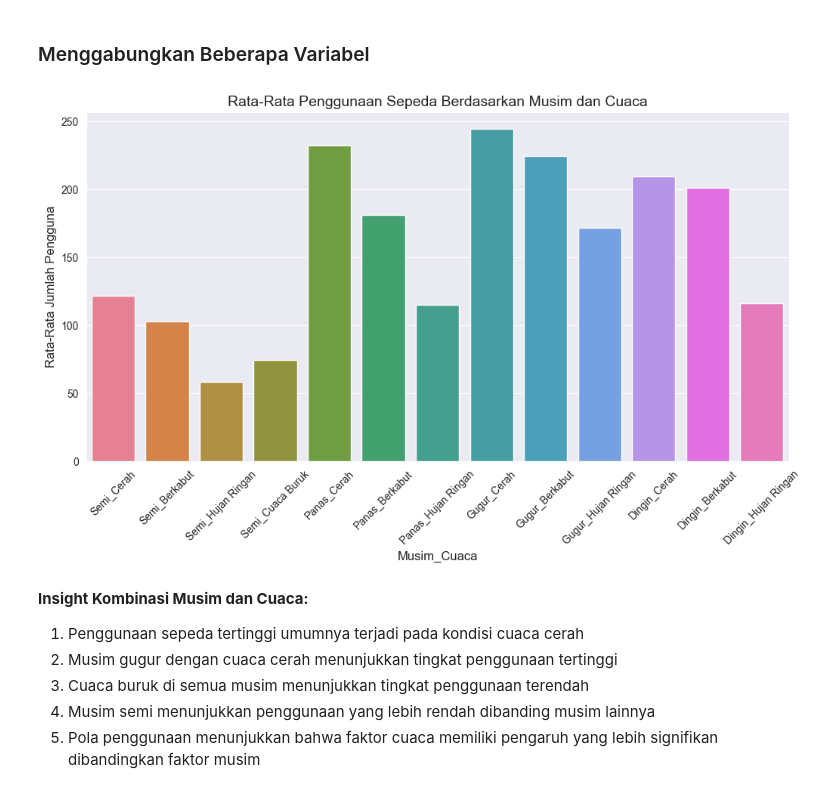
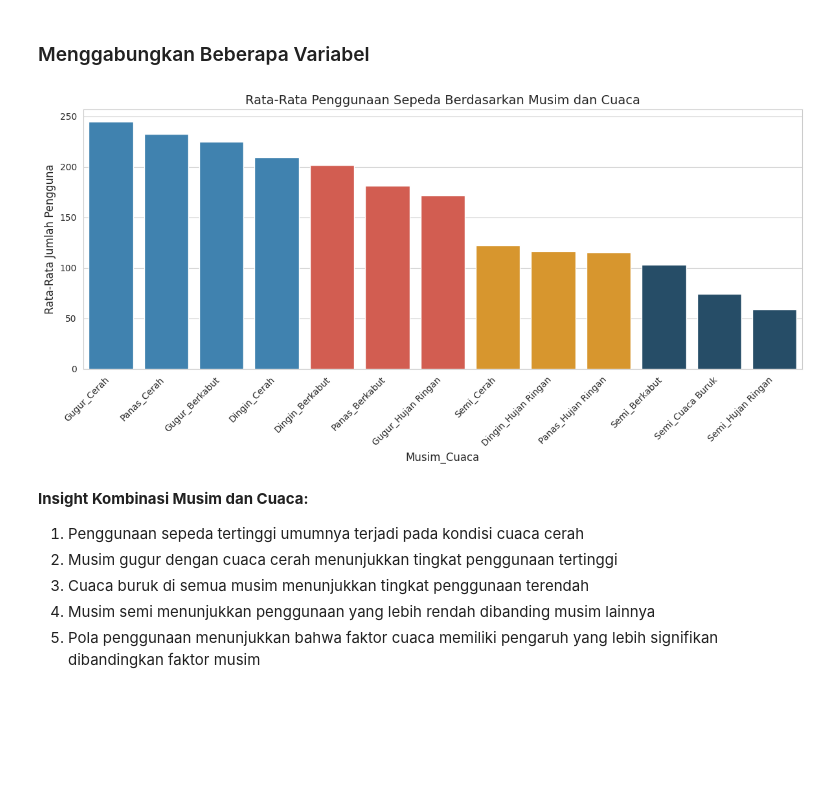
Before and after one commit to FendyDeveloper/analisis-bike-sharing-dataset, a Jupyter notebook: Bike_Sharing_Dataset.ipynb, the cells around one changed output. Saved outputs shown, nothing was run; the diff lists cells and outputs as text; code cells hidden in the pictures; blank space fills up the shorter version.

```diff
--- a/Bike_Sharing_Dataset.ipynb
+++ b/Bike_Sharing_Dataset.ipynb
@@ -20,9 +20,9 @@ import seaborn as sns
 # %% [markdown]
 ### Gathering Data
 # %%
-df = pd.read_csv('data/hour.csv')
+df = pd.read_csv('hour.csv')
 
-# Menampilkan 5 baris pertama
+# Mwmuat 5 data tabel bike sharing
 df.head()
 # %% [output]
 |  | instant | dteday | season | yr | mnth | hr | holiday | weekday | workingday | weathersit | ... |
@@ -289,33 +626,45 @@ plt.show()
 # %%
 # Membuat kolom baru untuk kombinasi musim dan cuaca
 df['season_weather'] = df['season'].astype(str) + "_" + df['weathersit'].astype(str)
 
 # Menampilkan distribusi pengguna berdasarkan kombinasi musim dan cuaca
-season_weather_group = df.groupby('season_weather', observed=True)['cnt'].mean().reset_index()
+season_weather_group = df.groupby('season_weather', observed=True)['cnt'].mean().sort_values(ascending=False).reset_index()
 
 # Definisikan label untuk musim dan cuaca
 musim = ["Semi", "Panas", "Gugur", "Dingin"]
 cuaca = ["Cerah", "Berkabut", "Hujan Ringan", "Cuaca Buruk"]
 
 # Mapping kombinasi numerik ke label deskriptif
 label_mapping = {
     f"{m}_{c}": f"{musim[int(m)-1]}_{cuaca[int(c)-1]}"
     for m in ["1", "2", "3", "4"] for c in ["1", "2", "3", "4"]
 }
 
 # Ganti nilai season_weather dengan label deskriptif
 season_weather_group['season_weather'] = season_weather_group['season_weather'].map(label_mapping)
 
+# Buat custom color palette sesuai dengan kelompok data
+colors = (['#2E86C1'] * 4 +  # Biru untuk 4 data pertama
+          ['#E74C3C'] * 3 +  # Merah untuk 3 data selanjutnya
+          ['#F39C12'] * 3 +  # Orange untuk 3 data selanjutnya
+          ['#1B4F72'] * 3)   # Biru tua untuk 3 data terakhir
+
 # Visualisasi
 plt.figure(figsize=(12, 6))
-sns.barplot(data=season_weather_group, x='season_weather', y='cnt', hue='season_weather')
+sns.barplot(data=season_weather_group,
+            x='season_weather',
+            y='cnt',
+            palette=colors[:len(season_weather_group)],
+            hue='season_weather')  # Sesuaikan jumlah warna dengan data
+
 plt.title("Rata-Rata Penggunaan Sepeda Berdasarkan Musim dan Cuaca", fontsize=14)
 plt.xlabel("Musim_Cuaca", fontsize=12)
 plt.ylabel("Rata-Rata Jumlah Pengguna", fontsize=12)
-plt.xticks(rotation=45)
+plt.xticks(rotation=45, ha='right')  # ha='right' untuk alignment yang lebih baik
+plt.tight_layout()  # Menghindari terpotongnya label
 plt.show()
 # %% [output]
-[figure, old version]
+[figure, new version]
 # %% [markdown]
 **Insight Kombinasi Musim dan Cuaca:**
 1. Penggunaan sepeda tertinggi umumnya terjadi pada kondisi cuaca cerah
```
Also changed, not shown: parts of 33 cells of this notebook, 2 other files.
